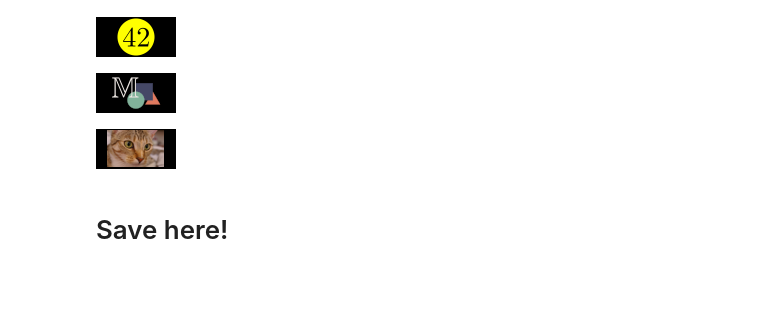
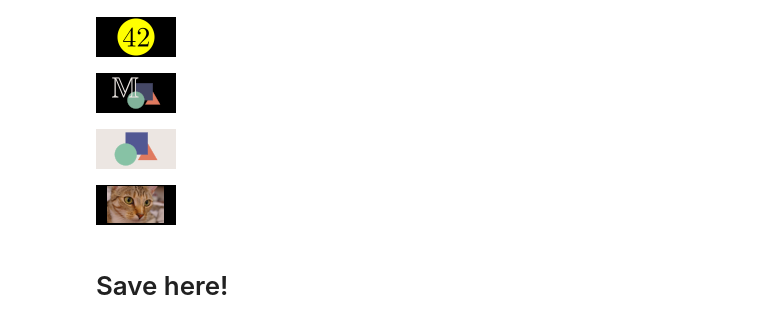
Before and after one commit to kolibril13/mobject-gallery, a Jupyter notebook: Mobjects_Basics.ipynb, the cells around one changed output. Saved outputs shown, nothing was run; the diff lists cells and outputs as text; code cells hidden in the pictures; blank space fills up the shorter version.

Commit message:
added HTMLBanner.png

```diff
--- a/Mobjects_Basics.ipynb
+++ b/Mobjects_Basics.ipynb
@@ -547,6 +547,37 @@ snippet = "mob = ManimBanner()"
 name_snippet_pairs[image_full_name] = snippet
 # %% [output]
 [figure]
+# %%
+%%manim $params
+#-v WARNING -r 80,80 -s  --disable_caching Example
+class Example(ZoomedScene):
+    def construct(self):
+        self.camera.background_color = "#ece6e2"
+        logo_green = "#87c2a5"
+        logo_blue = "#525893"
+        logo_red = "#e07a5f"
+        circle = Circle(color=logo_green, fill_opacity=1).shift(LEFT)
+        square = Square(color=logo_blue, fill_opacity=1).shift(UP)
+        triangle = Triangle(color=logo_red, fill_opacity=1).shift(RIGHT)
+        logo = VGroup(triangle, square, circle).scale(1.3)#.scale(2.0)
+        logo.move_to(ORIGIN)
+        self.add(logo)
+        self.camera.frame.scale(1/1.5)
+###******
+image_full_name = "HTMLBanner.png"
+snippet = """
+self.camera.background_color = "#ece6e2"
+logo_green = "#87c2a5"
+logo_blue = "#525893"
+logo_red = "#e07a5f"
+circle = Circle(color=logo_green, fill_opacity=1).shift(LEFT)
+square = Square(color=logo_blue, fill_opacity=1).shift(UP)
+triangle = Triangle(color=logo_red, fill_opacity=1).shift(RIGHT)
+logo = VGroup(triangle, square, circle).scale(1.3)
+"""
+name_snippet_pairs[image_full_name] = snippet
+# %% [output]
+[figure, added]
 # %%
 %%manim $params
 
```
Also changed, not shown: parts of 2 cells of this notebook, 5 other files.
